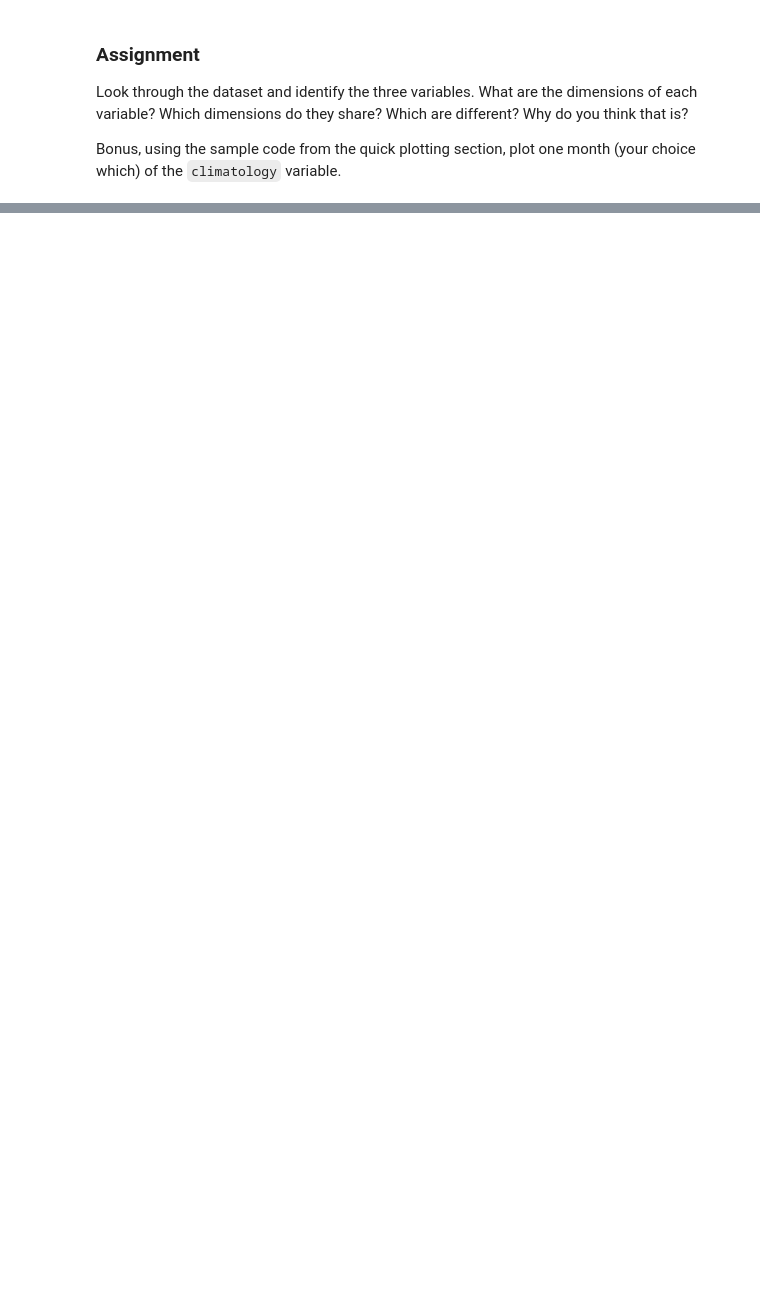
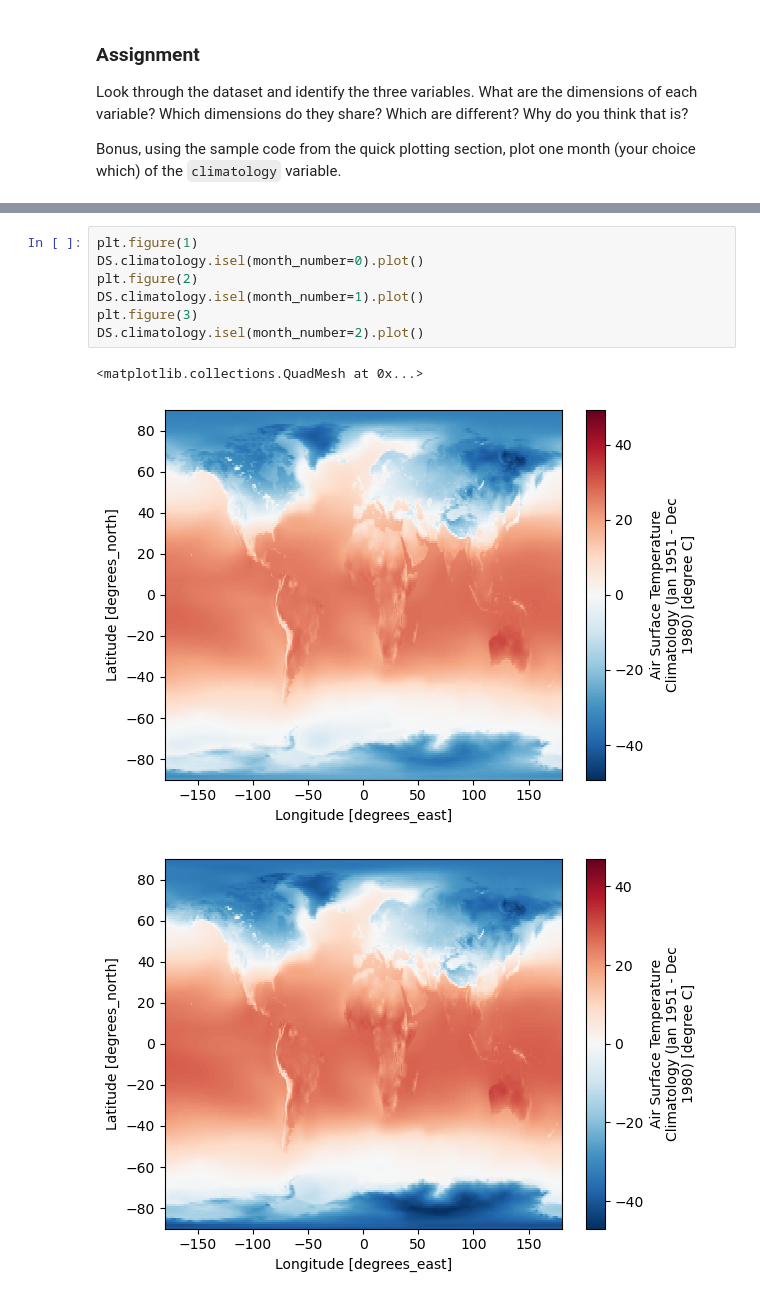
Before and after one commit to walipalmer/CFR-2024, a Jupyter notebook: module_climate/03_data-in-3D_answers.ipynb, the cells around one changed output, grey strips where cells are left out. Cells and saved outputs as stored; diff of their text form; blank space fills up the shorter version.

```diff
--- a/module_climate/03_data-in-3D_answers.ipynb
+++ b/module_climate/03_data-in-3D_answers.ipynb
@@ -212,0 +266,11 @@ Bonus, using the sample code from the quick plotting section, plot one month (yo
+# %%
+plt.figure(1)
+DS.climatology.isel(month_number=0).plot()
+plt.figure(2)
+DS.climatology.isel(month_number=1).plot()
+plt.figure(3)
+DS.climatology.isel(month_number=2).plot()
+# %% [output]
+<matplotlib.collections.QuadMesh at 0x...>
+[figure, added]
+[figure, added]
```
Also changed, not shown: parts of 20 cells of this notebook, 4 other files.
